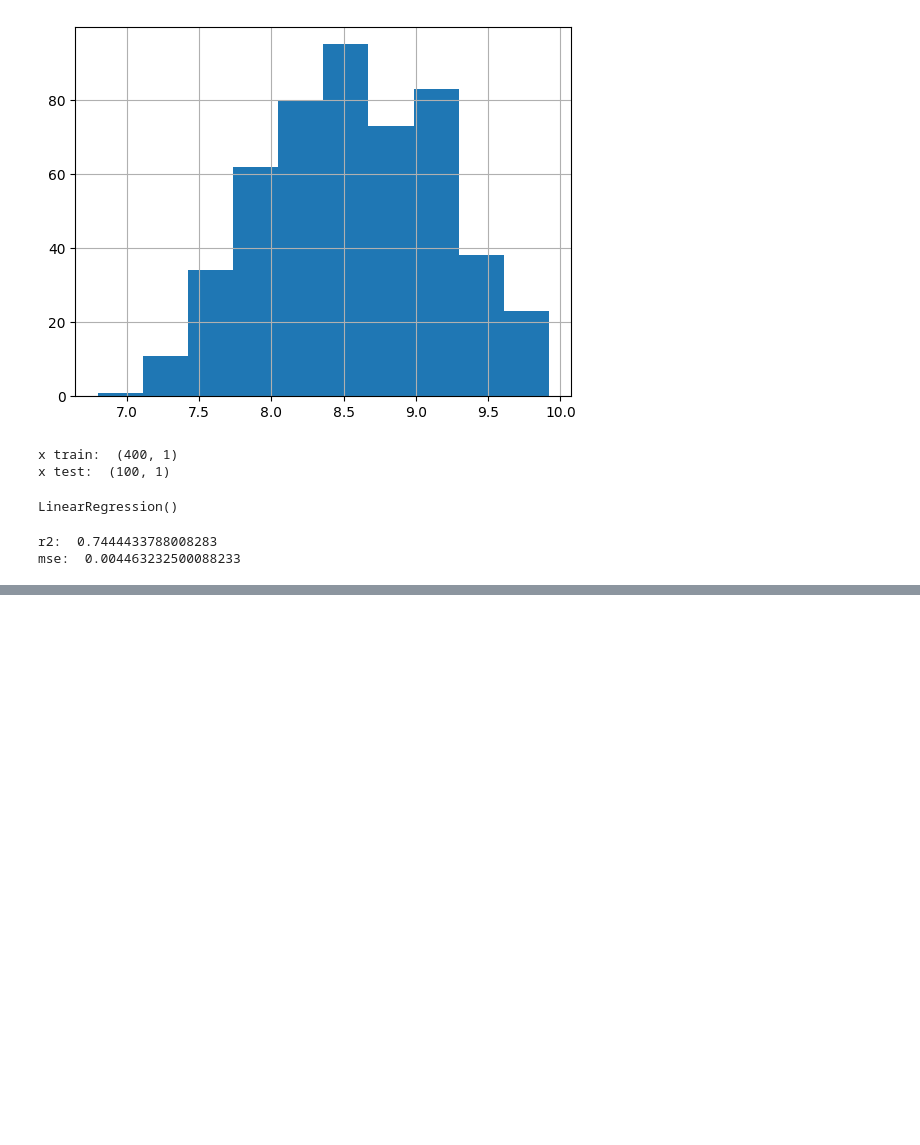
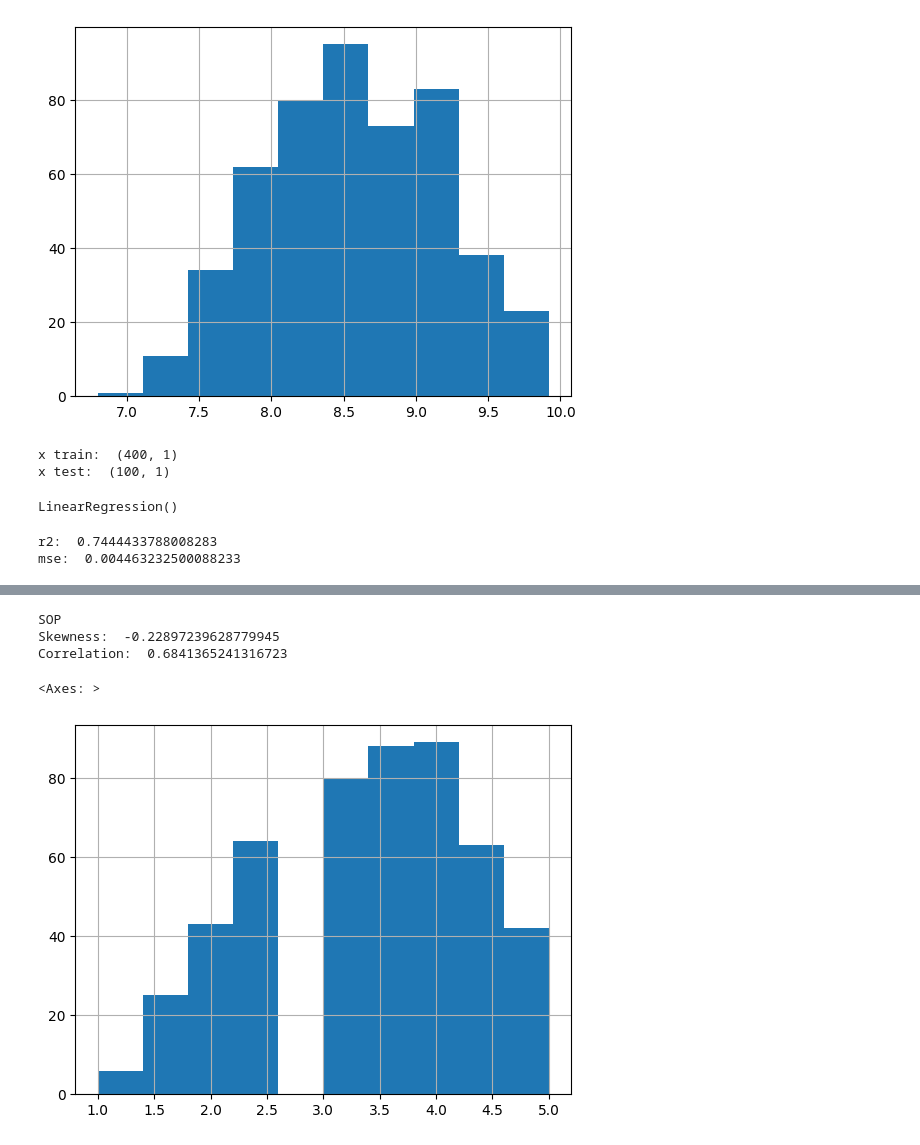
Before and after one commit to zuhurouf/ML-Foundation, a Jupyter notebook: Supervised-Machine-Learning/Linear-Regression/py/Univariate-linear-regression.ipynb, the cells around one changed output, grey strips where cells are left out. Drawn from its saved outputs; the diff is of its cells as text; code cells hidden in the pictures; blank space fills up the shorter version.

```diff
--- a/Supervised-Machine-Learning/Linear-Regression/py/Univariate-linear-regression.ipynb
+++ b/Supervised-Machine-Learning/Linear-Regression/py/Univariate-linear-regression.ipynb
@@ -86,0 +162,11 @@ mse:  0.004463232500088233
+# %%
+print("SOP")
+print("Skewness: ", df["SOP"].skew())
+print("Correlation: ",df["SOP"].corr(df["Chance of Admit "]))
+df["SOP"].hist()
+# %% [output]
+SOP
+Skewness:  -0.22897239628779945
+Correlation:  0.6841365241316723
+<Axes: >
+[figure, added]
```
Also changed, not shown: parts of 17 cells of this notebook.
